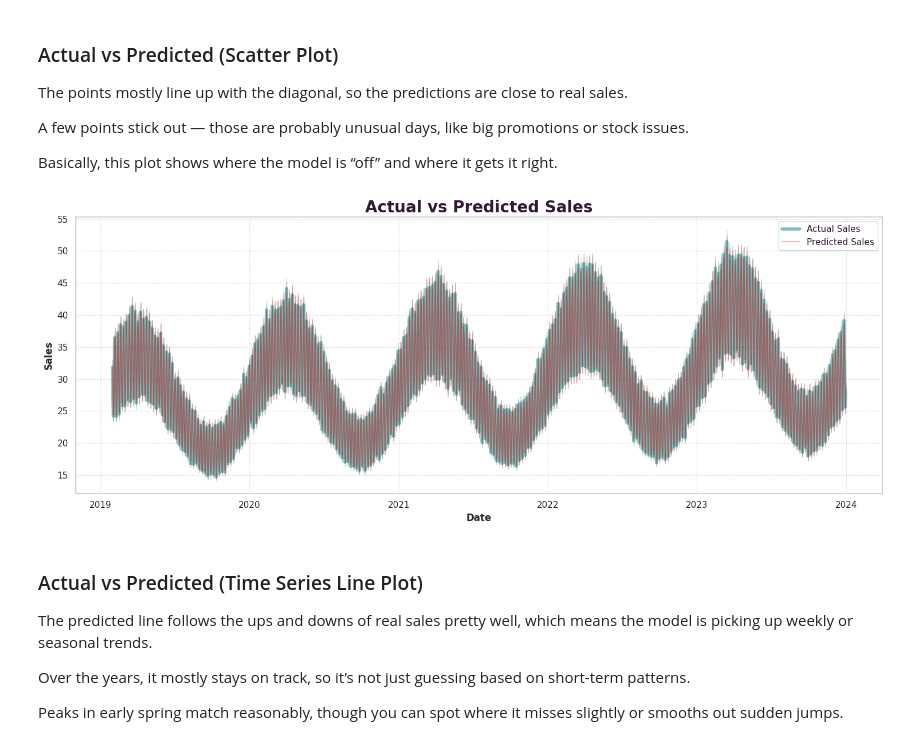
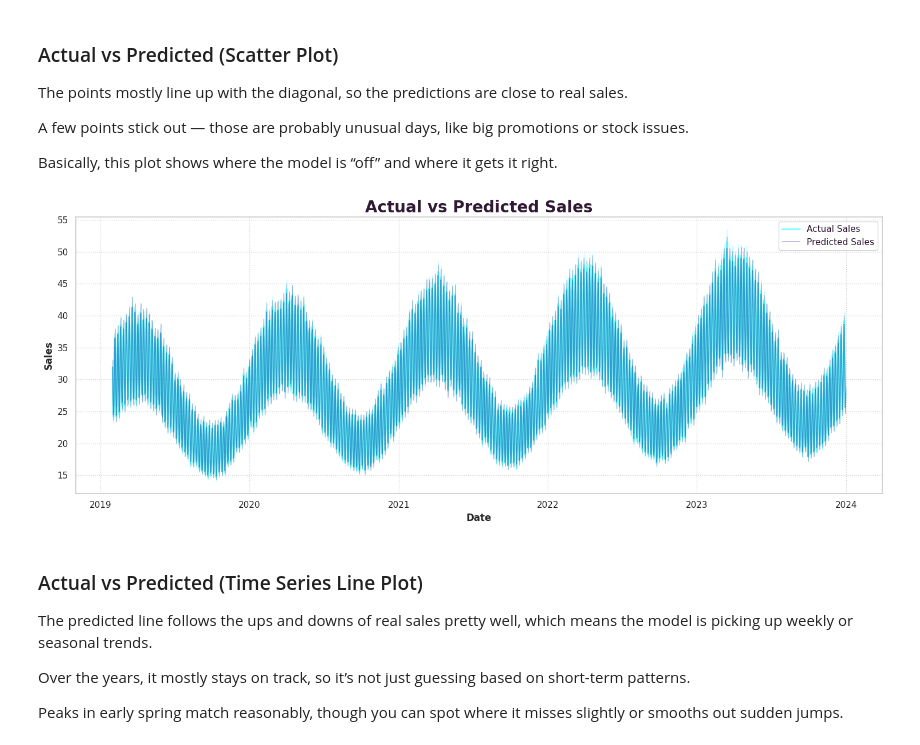
Before and after one commit to alinas-git/Demand-forcasting, a Jupyter notebook: demand_forcasting.ipynb, the cells around one changed output. Cells and saved outputs as stored; diff of their text form; code cells hidden in the pictures.

```diff
--- a/demand_forcasting.ipynb
+++ b/demand_forcasting.ipynb
@@ -443,38 +437,39 @@ plot=pd.DataFrame({
     "date":df.loc[X_test.index,'date'],
     "Actual_sales":y_test,
     "Predicted_sales":y_pred
 })
 plot=plot.sort_values("date")
 plot=plot.melt(id_vars="date",
                value_vars=["Actual_sales","Predicted_sales"],
                var_name="type",value_name="sales")
 
 plt.figure(figsize=(15,6))
 
 
 sns.lineplot(data=plot[plot["type"]=="Actual_sales"],
              x="date",
              y="sales",
-             color="teal",
+             color="cyan",
              alpha=0.5,
              label="Actual Sales",
-             lw=4)
+             lw=2.2)
 sns.lineplot(data=plot[plot["type"]=="Predicted_sales"],
              x="date",
              y="sales",
-             color="red",
+             color="navy",
              alpha=0.3,
-             label="Predicted Sales")
+             label="Predicted Sales",
+             lw=1.2)
 
 
 plt.title("Actual vs Predicted Sales")
 plt.xlabel("Date",fontsize=12)
 plt.ylabel("Sales",fontsize=12)
 plt.legend(title="")
 plt.tight_layout()
 plt.show()
 # %% [output]
-[figure, old version]
+[figure, new version]
 # %% [markdown]
 ### Actual vs Predicted (Time Series Line Plot)
 
```
Also changed, not shown: parts of 4 cells of this notebook.
